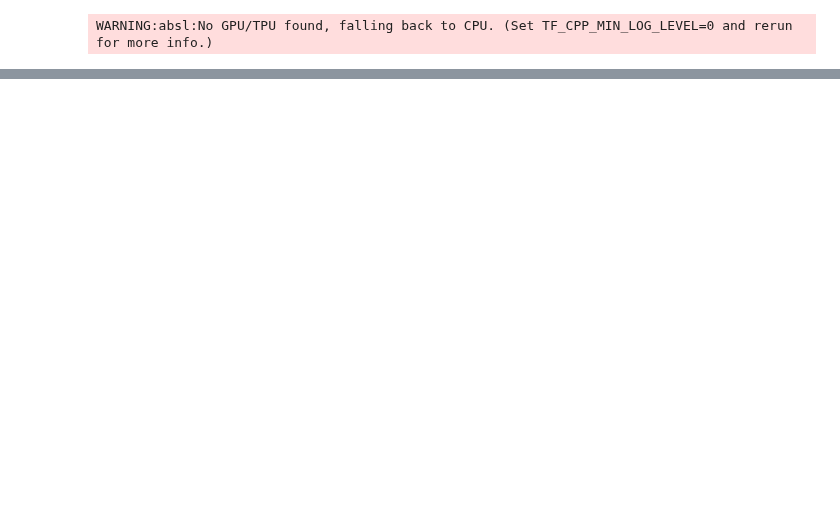
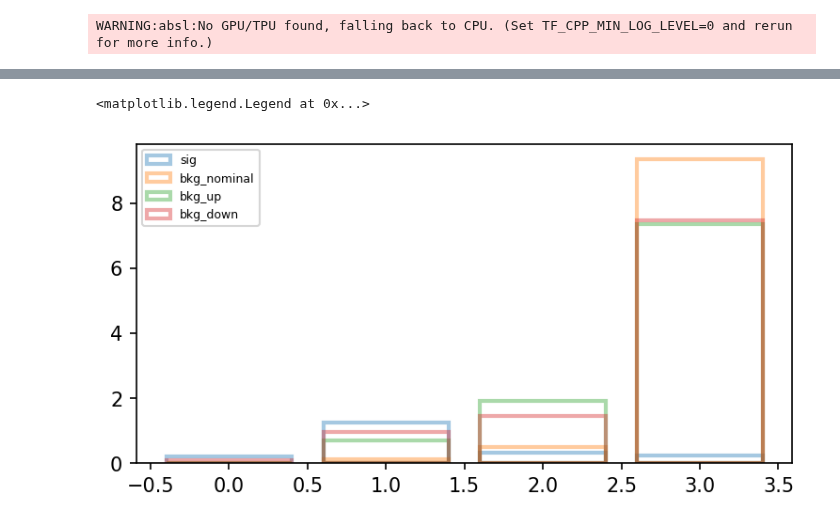
Before and after one commit to gradhep/neos, a Jupyter notebook: demo.ipynb, the cells around one changed output, grey strips where cells are left out. Saved outputs shown, nothing was run; the diff lists cells and outputs as text; code cells hidden in the pictures; blank space fills up the shorter version.

```diff
--- a/demo.ipynb
+++ b/demo.ipynb
@@ -126,0 +286,18 @@ WARNING:matplotlib.animation:MovieWriter imagemagick unavailable; using Pillow i
+# %%
+yields = neos.hists_from_pars(
+    best_params["nn_pars"],
+    {k: v for k, v in zip(data_types, test)},
+    nn,
+    bandwidth=1e-8,
+    scale_factors={k: 2.0 if k == "sig" else 10.0 for k in data_types},
+    bins=best_params["bins"]
+)
+# %%
+for c, (l, a) in zip(
+    ["C0", "C1", "C2", "C3"], zip(yields, jnp.array(list(yields.values())))
+):
+    plt.bar(range(len(a)), a, label=l, alpha=0.4, fill=None, edgecolor=c, linewidth=2)
+plt.legend()
+# %% [output]
+<matplotlib.legend.Legend at 0x...>
+[figure, added]
```
Also changed, not shown: parts of 29 cells of this notebook, 15 other files.
